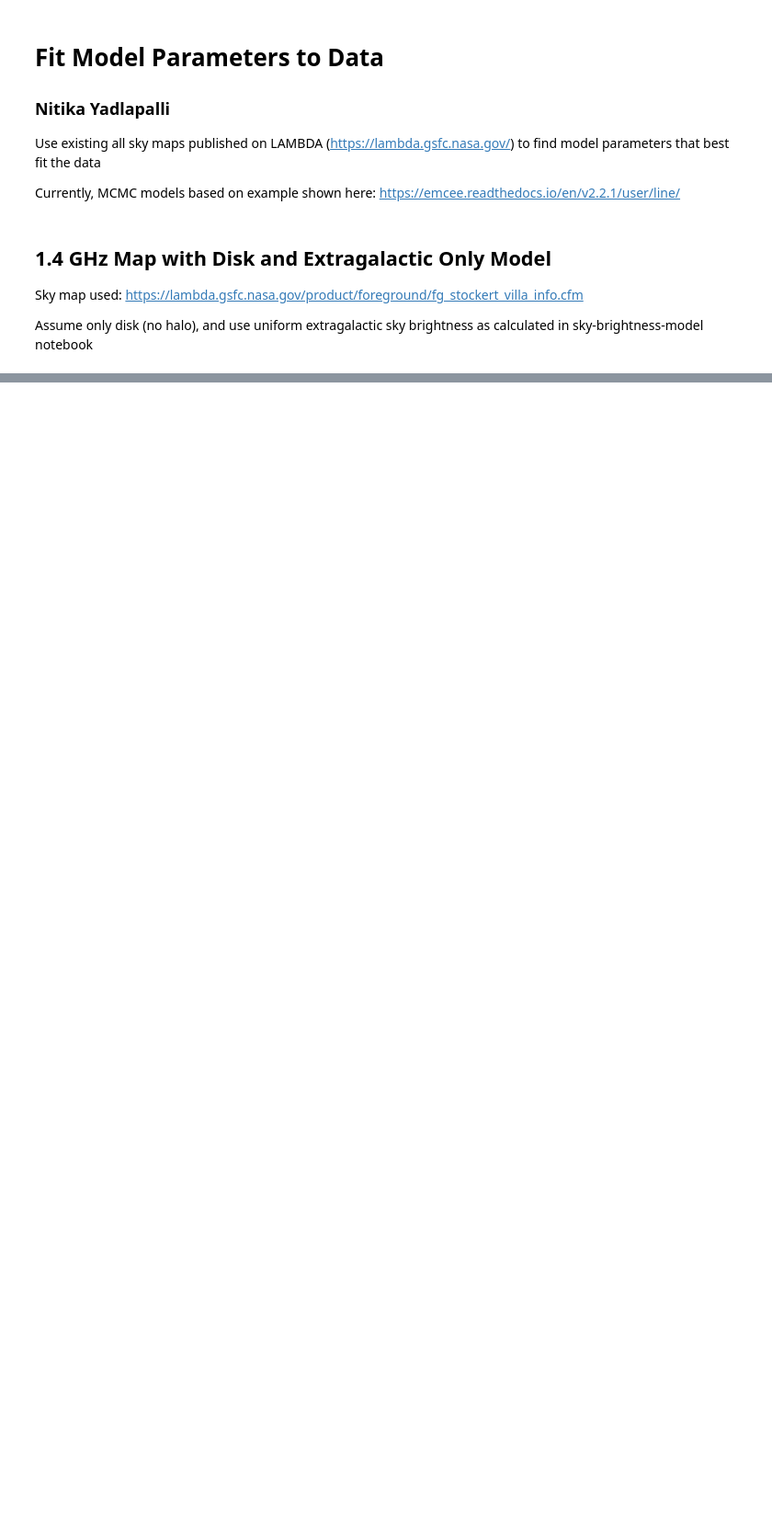
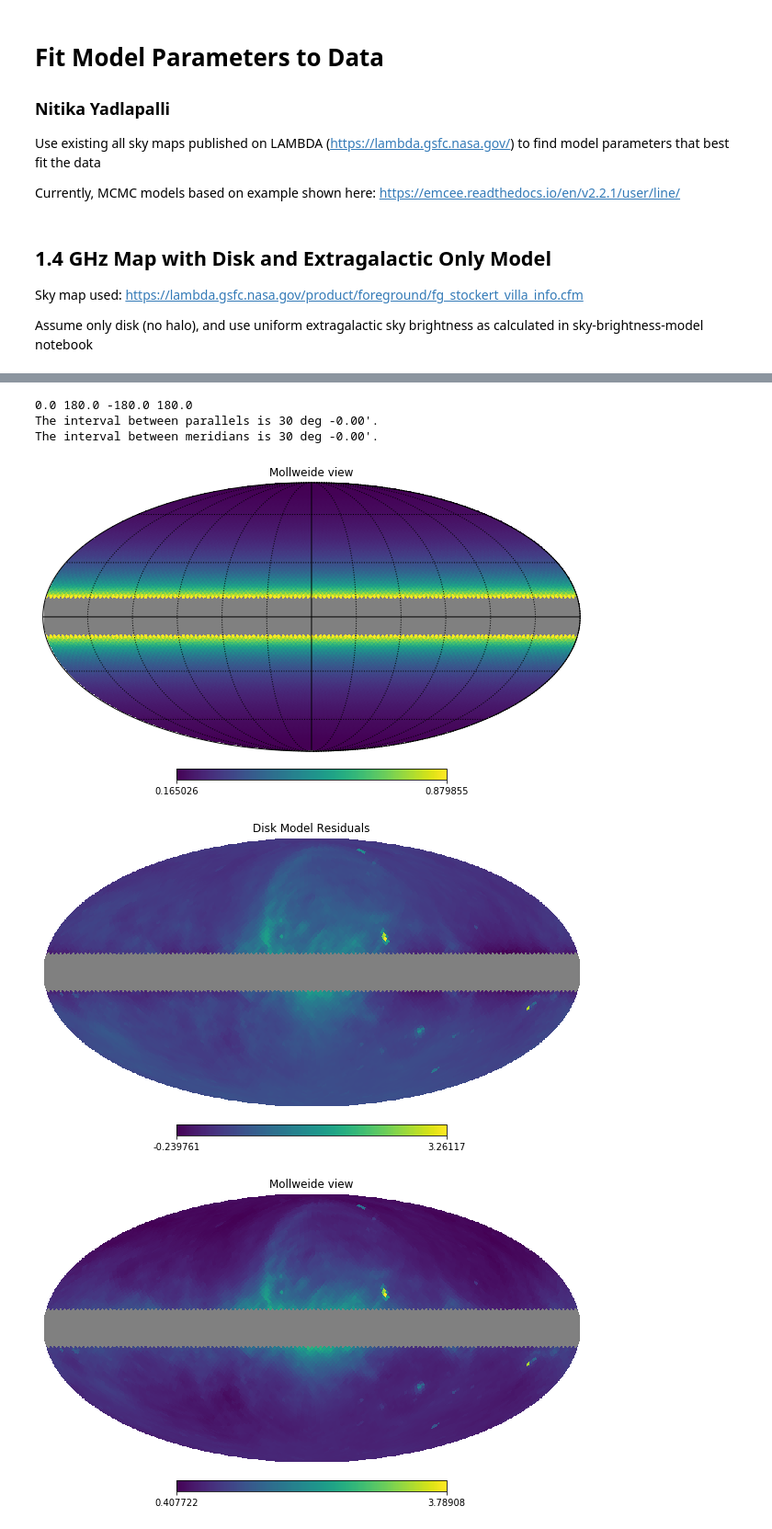
Before and after one commit to nitikayad96/radio-background, a Jupyter notebook: find-model-parameters.ipynb, the cells around one changed output, grey strips where cells are left out. Shown at 92% size. Drawn from its saved outputs; the diff is of its cells as text; code cells hidden in the pictures; blank space fills up the shorter version.

```diff
--- a/find-model-parameters.ipynb
+++ b/find-model-parameters.ipynb
@@ -553,0 +331,20 @@ plt.hist(res)
+# %%
+disk_model = LineOfSightDisk(l, b, d, 10**24.78, 10**21.92)*(10**(-40.61))*(c**2)/(2*k*(nu**2))
+disk_model[idx_dg]= None
+hp.mollview(disk_model)
+hp.graticule()
+
+res = map_1420_dg/1000 - disk_model - T_CMB - T_eg
+hp.mollview(res, title="Disk Model Residuals")
+plt.savefig("notes/res_diskmcmc.jpg")
+
+map_1420_dg[idx_dg]=None
+sky = map_1420_dg/1000 - T_CMB - T_eg
+hp.mollview(sky)
+# %% [output]
+0.0 180.0 -180.0 180.0
+The interval between parallels is 30 deg -0.00'.
+The interval between meridians is 30 deg -0.00'.
+[figure, added]
+[figure, added]
+[figure, added]
```
Also changed, not shown: parts of 46 cells of this notebook.
